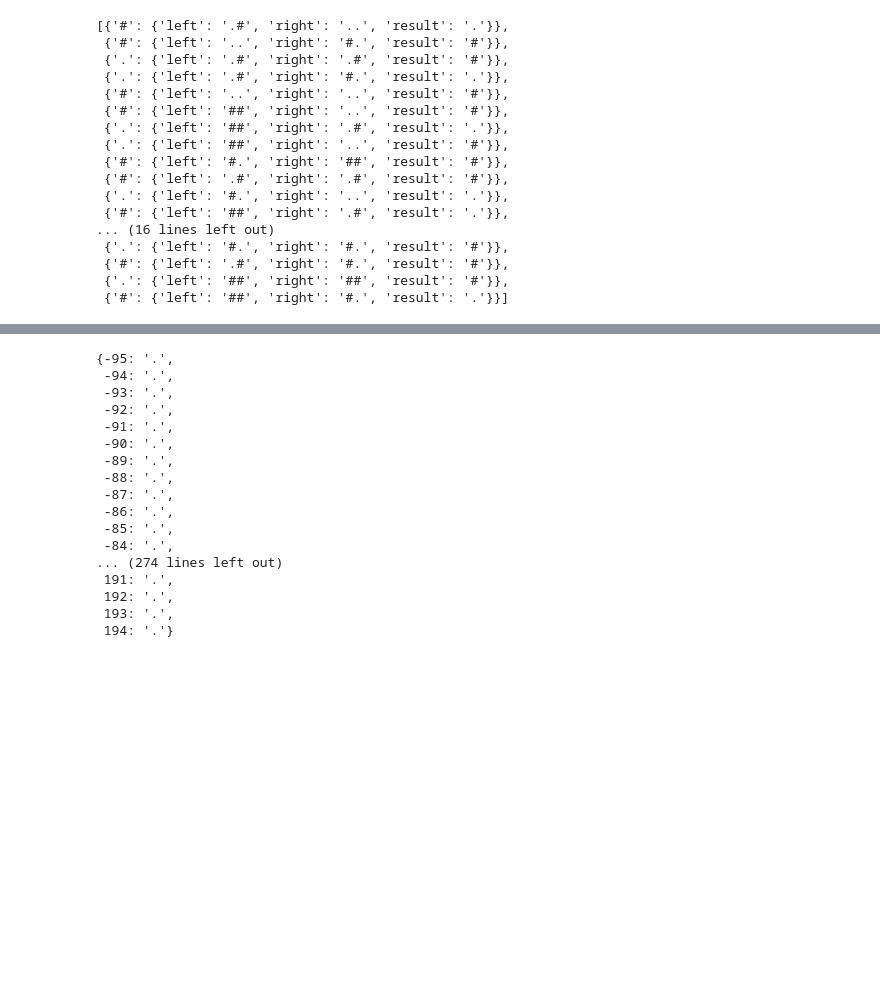
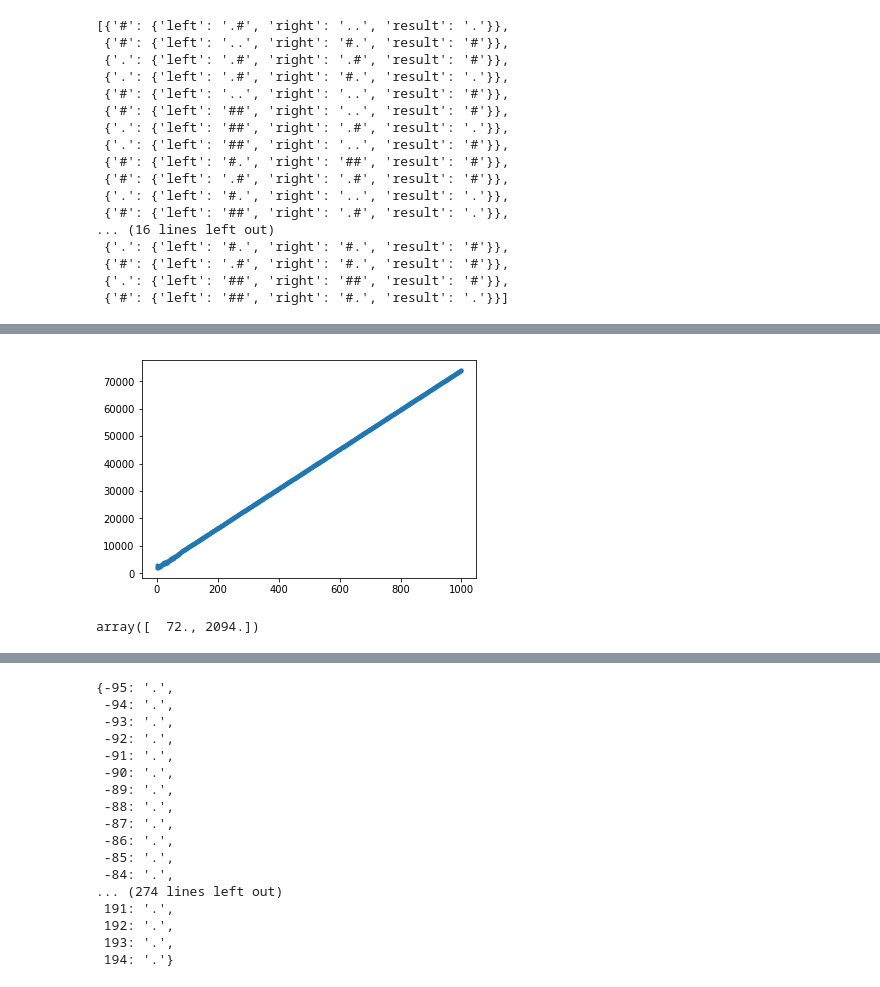
Before and after one commit to godinenbicicleta/advent-of-code-2018, a Jupyter notebook: day12/day12.ipynb, the cells around one changed output, grey strips where cells are left out. Drawn from its saved outputs; the diff is of its cells as text; code cells hidden in the pictures; blank space fills up the shorter version.

```diff
--- a/day12/day12.ipynb
+++ b/day12/day12.ipynb
@@ -93,3 +93,9 @@ reglas
  {'#': {'left': '.#', 'right': '#.', 'result': '#'}},
  {'.': {'left': '##', 'right': '##', 'result': '#'}},
  {'#': {'left': '##', 'right': '#.', 'result': '.'}}]
+# %%
+reglas_short = {}
+for ris in reglas:
+    for ri in ris:
+        reglas_short[ris[ri]['left']+ri+ris[ri]['right']] = ris[ri]['left']+ris[ri]['result']+ris[ri]['right']
+reglas_short
@@ -95,0 +199,11 @@ reglas
+# %%
+import matplotlib.pyplot as plt
+_ = plt.plot([i[0] for i in sumas], marker  = '.', linestyle = 'none')
+plt.show()
+# %% [output]
+[figure, added]
+# %%
+import numpy as np
+np.polyfit([i[1] for i in sumas[-500:]],[i[0] for i in sumas[-500:]],1)
+# %% [output]
+array([  72., 2094.])
```
Also changed, not shown: parts of 9 cells of this notebook.
